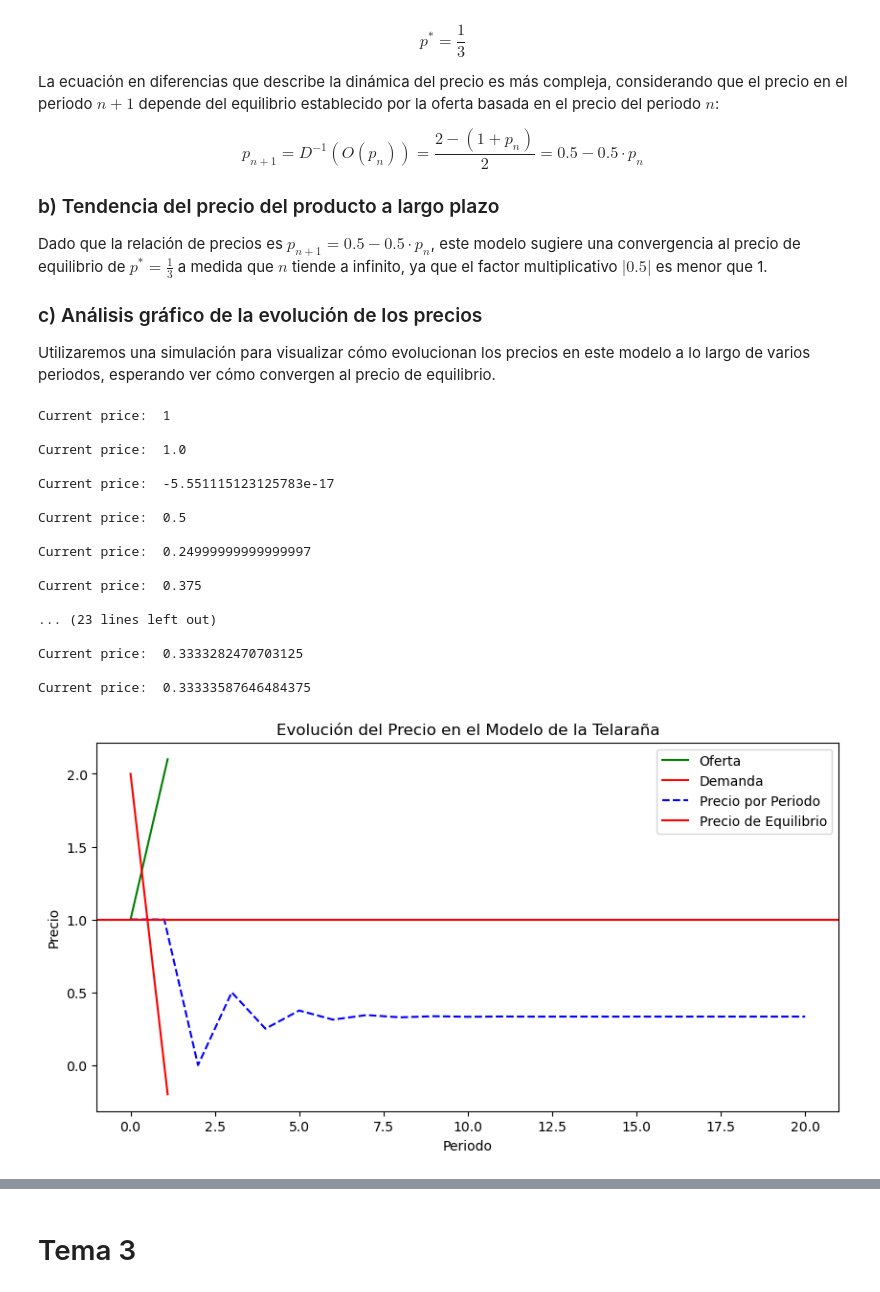
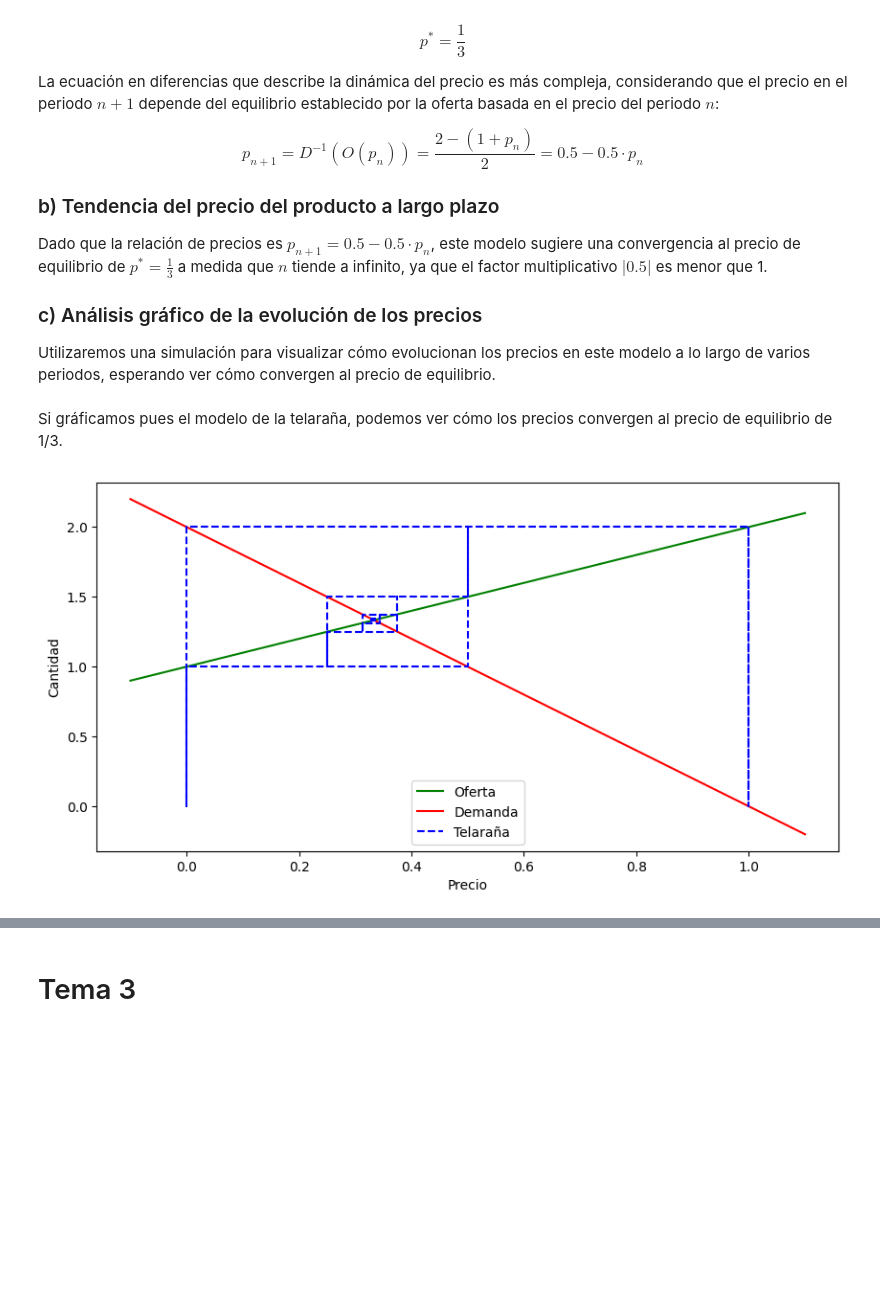
Before and after one commit to roberlks/ModelosMatematicos, a Jupyter notebook: MenuModelos.ipynb, the cells around one changed output, grey strips where cells are left out. Drawn from its saved outputs; the diff is of its cells as text; code cells hidden in the pictures; blank space fills up the shorter version.

Commit message:
Update MenuModelos.ipynb
COBWEB MODEL WORKING FINE. Ejs hasta el 11 done

```diff
--- a/MenuModelos.ipynb
+++ b/MenuModelos.ipynb
@@ -581,6 +594,7 @@ Dado que la relación de precios es $p_{n+1} = 0.5 - 0.5 \cdot p_n$, este modelo
 
 Utilizaremos una simulación para visualizar cómo evolucionan los precios en este modelo a lo largo de varios periodos, esperando ver cómo convergen al precio de equilibrio.
 # %%
+
 from xml.etree.ElementTree import tostring
 import matplotlib.pyplot as plt
 
@@ -601,29 +615,10 @@ periodos = 20  # Número de periodos a simular
 
 
 
-prices = cobWeb(a,b,c,d, precio_inicial, periodos, plot=True)
-
-
-
-
-
-#graph_supply_demand(oferta, demanda, prices)
+prices = cobWeb(a,b,c,d, precio_inicial, periodos, plot=False)
-# %% [output]
-Current price:  1
-
-Current price:  1.0
-
-Current price:  -5.551115123125783e-17
-
-Current price:  0.5
-
-Current price:  0.24999999999999997
-
-Current price:  0.375
-
-... (23 lines left out)
-
-Current price:  0.3333282470703125
-
-Current price:  0.33333587646484375
-[figure, removed]
+# %% [markdown]
+Si gráficamos pues el modelo de la telaraña, podemos ver cómo los precios convergen al precio de equilibrio de 1/3.
+# %%
+graph_cobWeb(prices, demanda, oferta)
+# %% [output]
+[figure, added]
```
Also changed, not shown: parts of 6 cells of this notebook.
